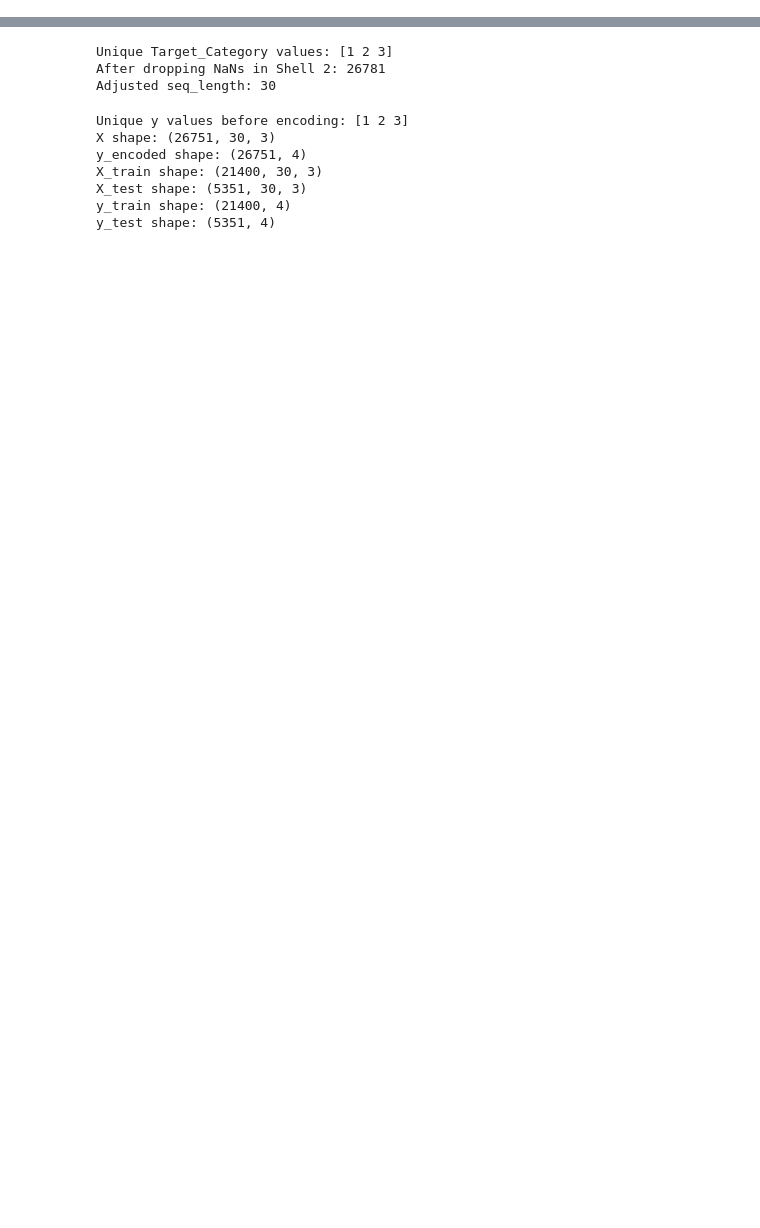
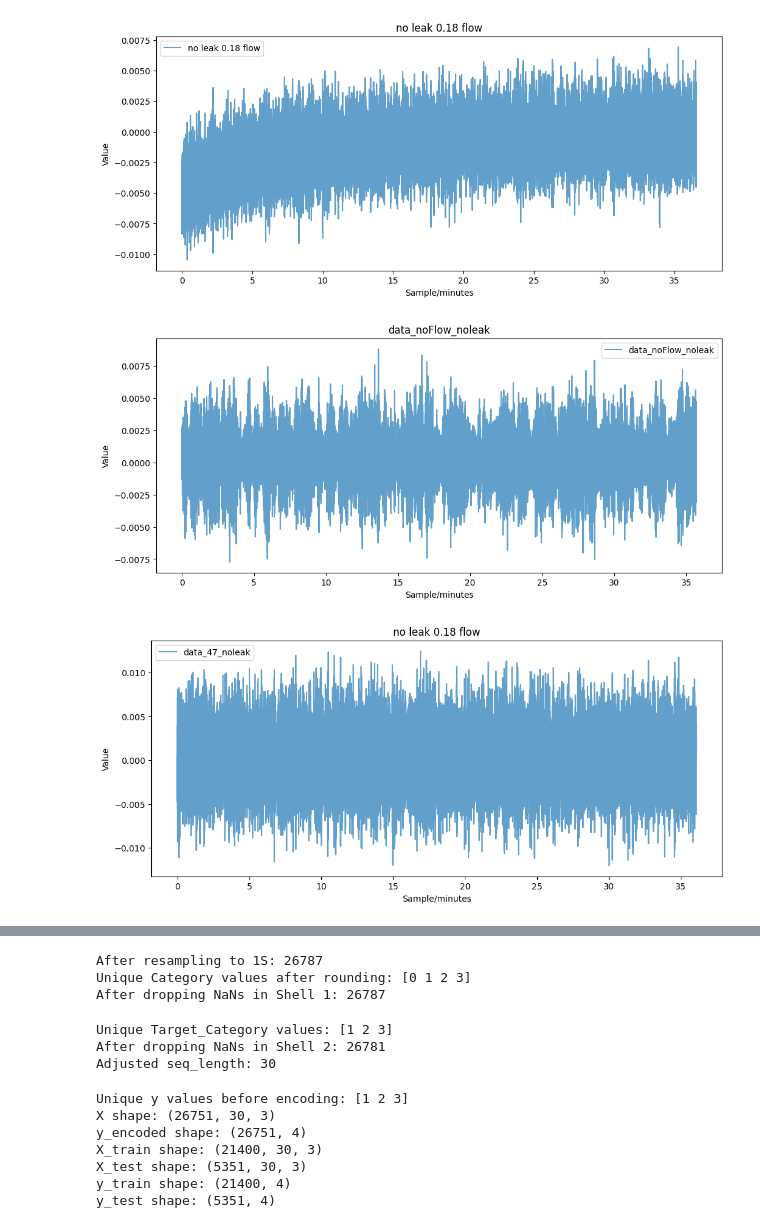
Before and after one commit to TLG442/Research_Project, a Jupyter notebook: backend/model_training/accerometer_forcast_model.ipynb, the cells around one changed output, grey strips where cells are left out. Saved outputs shown, nothing was run; the diff lists cells and outputs as text; code cells hidden in the pictures; blank space fills up the shorter version.

```diff
--- a/backend/model_training/accerometer_forcast_model.ipynb
+++ b/backend/model_training/accerometer_forcast_model.ipynb
@@ -13,38 +13,38 @@ files = [
 ]
 categories = [0, 0, 0, 1, 1, 1, 2, 2, 2, 3, 3, 3]
 
-# data_18_noleak = pd.read_csv('Accelerometer_readings/LO_NL_0.18 LPS_A2.csv')
-# data_noFlow_noleak = pd.read_csv('Accelerometer_readings/LO_NL_ND_A2.csv')
-# data_47_noleak = pd.read_csv('Accelerometer_readings/LO_NL_0.47 LPS_A2.csv')
+data_18_noleak = pd.read_csv('Accelerometer_readings/LO_NL_0.18 LPS_A2.csv')
+data_noFlow_noleak = pd.read_csv('Accelerometer_readings/LO_NL_ND_A2.csv')
+data_47_noleak = pd.read_csv('Accelerometer_readings/LO_NL_0.47 LPS_A2.csv')
 
-# data_18_gasket = pd.read_csv('Accelerometer_readings/LO_GL_0.18 LPS_A2.csv')
-# data_gasket_noFlow = pd.read_csv('Accelerometer_readings/LO_GL_ND_A2.csv')
-# data_47_nd = pd.read_csv('Accelerometer_readings/LO_GL_0.47 LPS_A2.csv')
+data_18_gasket = pd.read_csv('Accelerometer_readings/LO_GL_0.18 LPS_A2.csv')
+data_gasket_noFlow = pd.read_csv('Accelerometer_readings/LO_GL_ND_A2.csv')
+data_47_nd = pd.read_csv('Accelerometer_readings/LO_GL_0.47 LPS_A2.csv')
 
 
-# plt.figure(figsize=(12, 5))
-# plt.plot(data_18_noleak['Sample'], data_18_noleak['Value'], label="no leak 0.18 flow", alpha=0.7)
-# plt.xlabel("Sample/minutes")
-# plt.ylabel("Value")
-# plt.title("no leak 0.18 flow")
-# plt.legend()
-# plt.show()
+plt.figure(figsize=(12, 5))
+plt.plot(data_18_noleak['Sample'], data_18_noleak['Value'], label="no leak 0.18 flow", alpha=0.7)
+plt.xlabel("Sample/minutes")
+plt.ylabel("Value")
+plt.title("no leak 0.18 flow")
+plt.legend()
+plt.show()
 
-# plt.figure(figsize=(12, 5))
-# plt.plot(data_noFlow_noleak['Sample'], data_noFlow_noleak['Value'], label="data_noFlow_noleak", alpha=0.7)
-# plt.xlabel("Sample/minutes")
-# plt.ylabel("Value")
-# plt.title("data_noFlow_noleak")
-# plt.legend()
-# plt.show()
+plt.figure(figsize=(12, 5))
+plt.plot(data_noFlow_noleak['Sample'], data_noFlow_noleak['Value'], label="data_noFlow_noleak", alpha=0.7)
+plt.xlabel("Sample/minutes")
+plt.ylabel("Value")
+plt.title("data_noFlow_noleak")
+plt.legend()
+plt.show()
 
-# plt.figure(figsize=(12, 5))
-# plt.plot(data_47_noleak['Sample'], data_47_noleak['Value'], label="data_47_noleak", alpha=0.7)
-# plt.xlabel("Sample/minutes")
-# plt.ylabel("Value")
-# plt.title("no leak 0.18 flow")
-# plt.legend()
-# plt.show()
+plt.figure(figsize=(12, 5))
+plt.plot(data_47_noleak['Sample'], data_47_noleak['Value'], label="data_47_noleak", alpha=0.7)
+plt.xlabel("Sample/minutes")
+plt.ylabel("Value")
+plt.title("no leak 0.18 flow")
+plt.legend()
+plt.show()
 
 
 data_list = []
@@ -68,39 +68,42 @@ data = pd.concat(data_list).reset_index(drop=True)
 
 print("Min Sample:", data['Sample'].min())
 print("Max Sample:", data['Sample'].max())
 
 
 
 
-# plt.figure(figsize=(12, 5))
-# plt.plot(data['Sample'], data['Value'], label="Raw concatenated Data", alpha=0.7)
-# plt.xlabel("Sample/minutes")
-# plt.ylabel("Value")
-# plt.title("Raw concatenated Data")
-# plt.legend()
-# plt.show()
+plt.figure(figsize=(12, 5))
+plt.plot(data['Sample'], data['Value'], label="Raw concatenated Data", alpha=0.7)
+plt.xlabel("Sample/minutes")
+plt.ylabel("Value")
+plt.title("Raw concatenated Data")
+plt.legend()
+plt.show()
 
 print("Initial data length:", len(data))
 print("Columns after concatenation:", data.columns.tolist())
 
 # Convert 'Sample' to 'Timestamp'
 data['Timestamp'] = pd.to_datetime(data['Sample'] * 60, unit='s', origin='2023-01-01')
 
 print("Min Timestamp:", data['Timestamp'].min())
 print("Max Timestamp:", data['Timestamp'].max())
 
 data = data.set_index('Timestamp').resample('1S').mean().interpolate().reset_index()
 print("After resampling to 1S:", len(data))
 
 data['Category'] = data['Category'].round().astype(int)
 print("Unique Category values after rounding:", data['Category'].unique())
 # Handle missing values
 data = data.dropna()
 print("After dropping NaNs in Shell 1:", len(data))
 
 # Normalize 'Value'
 scaler = MinMaxScaler()
 data['Value'] = scaler.fit_transform(data[['Value']])
 # %% [output]
+[figure, added]
+[figure, added]
+[figure, added]
 Min Sample: 0.0
 Max Sample: 446.44347657000003
@@ -114,3 +115,6 @@ After dropping NaNs in Shell 1: 26787
+After resampling to 1S: 26787
+Unique Category values after rounding: [0 1 2 3]
+After dropping NaNs in Shell 1: 26787
 # %%
 # Prediction horizon: 2 hours = 7200 seconds (1-second intervals)
 horizon_steps = 7200
```
Also changed, not shown: parts of 5 cells of this notebook, 21 other files.
